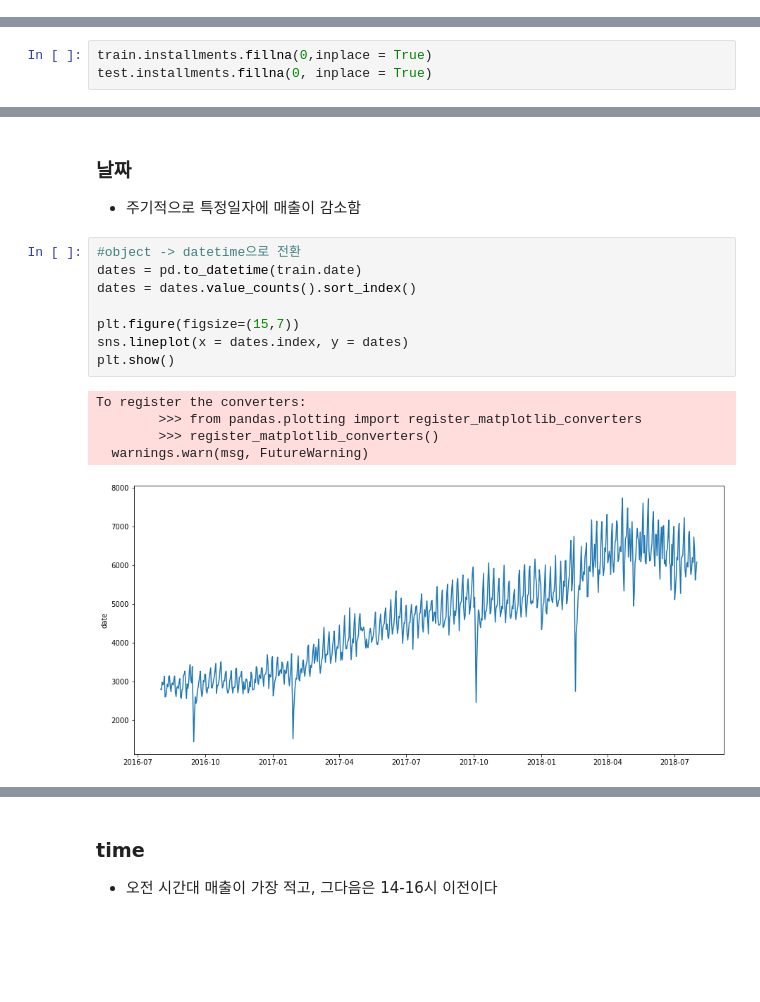
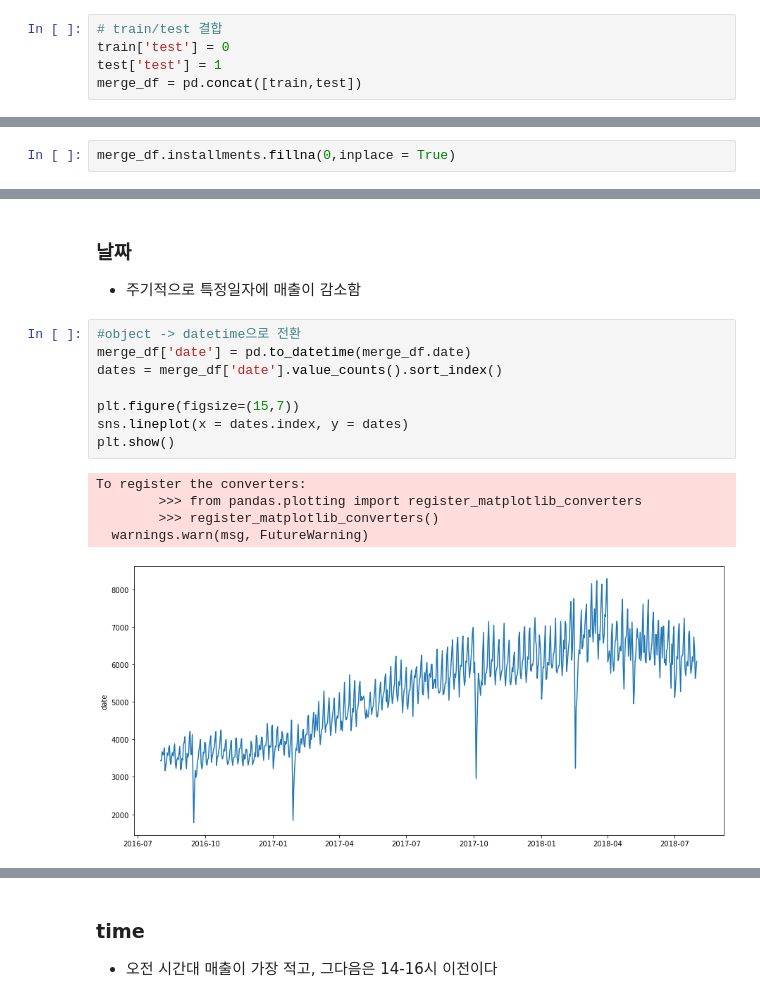
Before and after one commit to bbiyongel/Dacon_funda, a Jupyter notebook: EDA.ipynb, the cells around one changed output, grey strips where cells are left out. Saved outputs shown, nothing was run; the diff lists cells and outputs as text; blank space fills up the shorter version.

```diff
--- a/EDA.ipynb
+++ b/EDA.ipynb
@@ -34,0 +40,5 @@ train.head()
+# %%
+# train/test 결합
+train['test'] = 0
+test['test'] = 1
+merge_df = pd.concat([train,test])
@@ -77,3 +95,2 @@ info_df(test)
 # %%
-train.installments.fillna(0,inplace = True)
-test.installments.fillna(0, inplace = True)
+merge_df.installments.fillna(0,inplace = True)
@@ -82,15 +117,15 @@ test.installments.fillna(0, inplace = True)
 * 주기적으로 특정일자에 매출이 감소함
 # %%
 #object -> datetime으로 전환
-dates = pd.to_datetime(train.date)
-dates = dates.value_counts().sort_index()
+merge_df['date'] = pd.to_datetime(merge_df.date)
+dates = merge_df['date'].value_counts().sort_index()
 
 plt.figure(figsize=(15,7))
 sns.lineplot(x = dates.index, y = dates)
 plt.show()
 # %% [output]
 To register the converters:
         >>> from pandas.plotting import register_matplotlib_converters
         >>> register_matplotlib_converters()
   warnings.warn(msg, FutureWarning)
-[figure, old version]
+[figure, new version]
```
Also changed, not shown: parts of 52 cells of this notebook.
